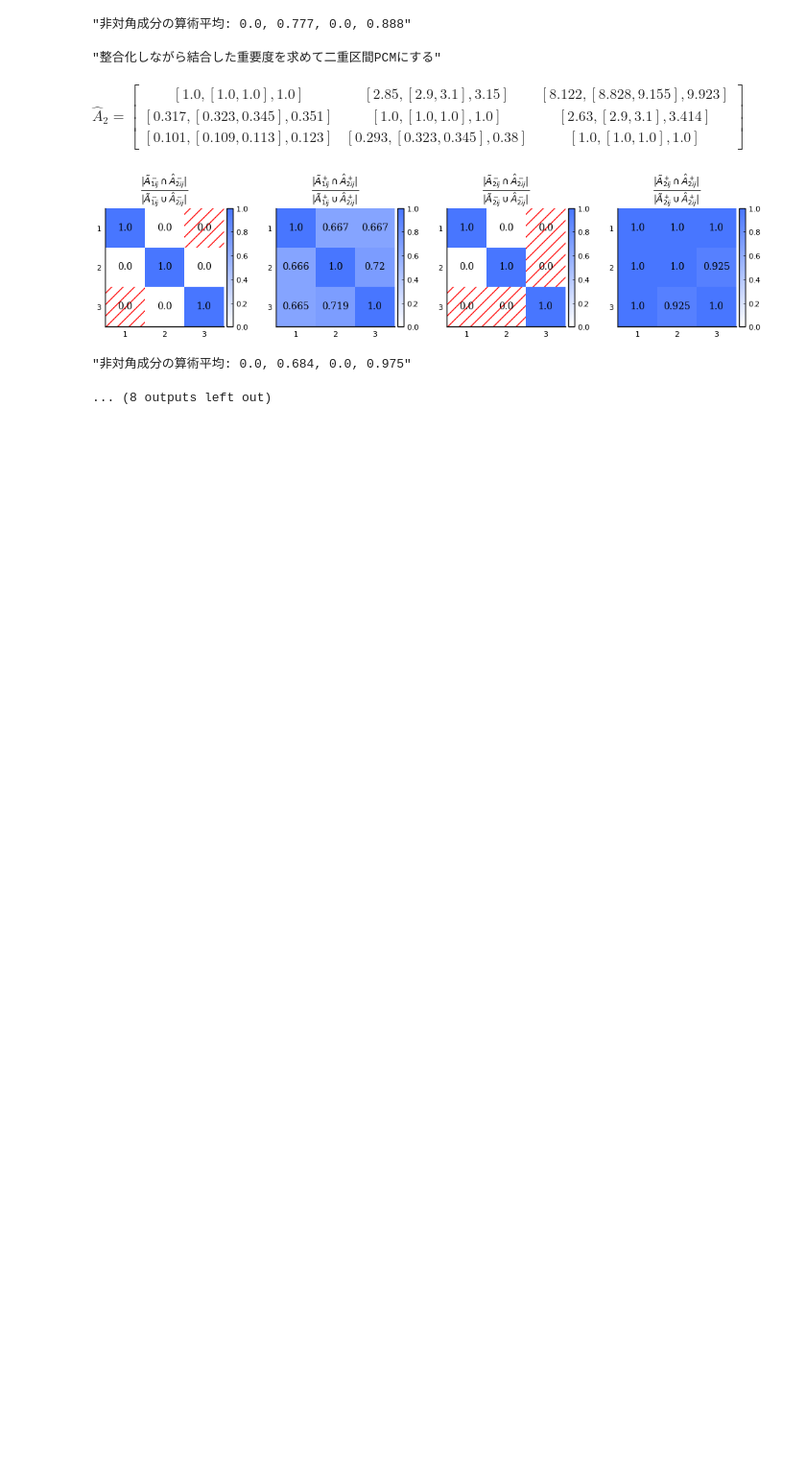
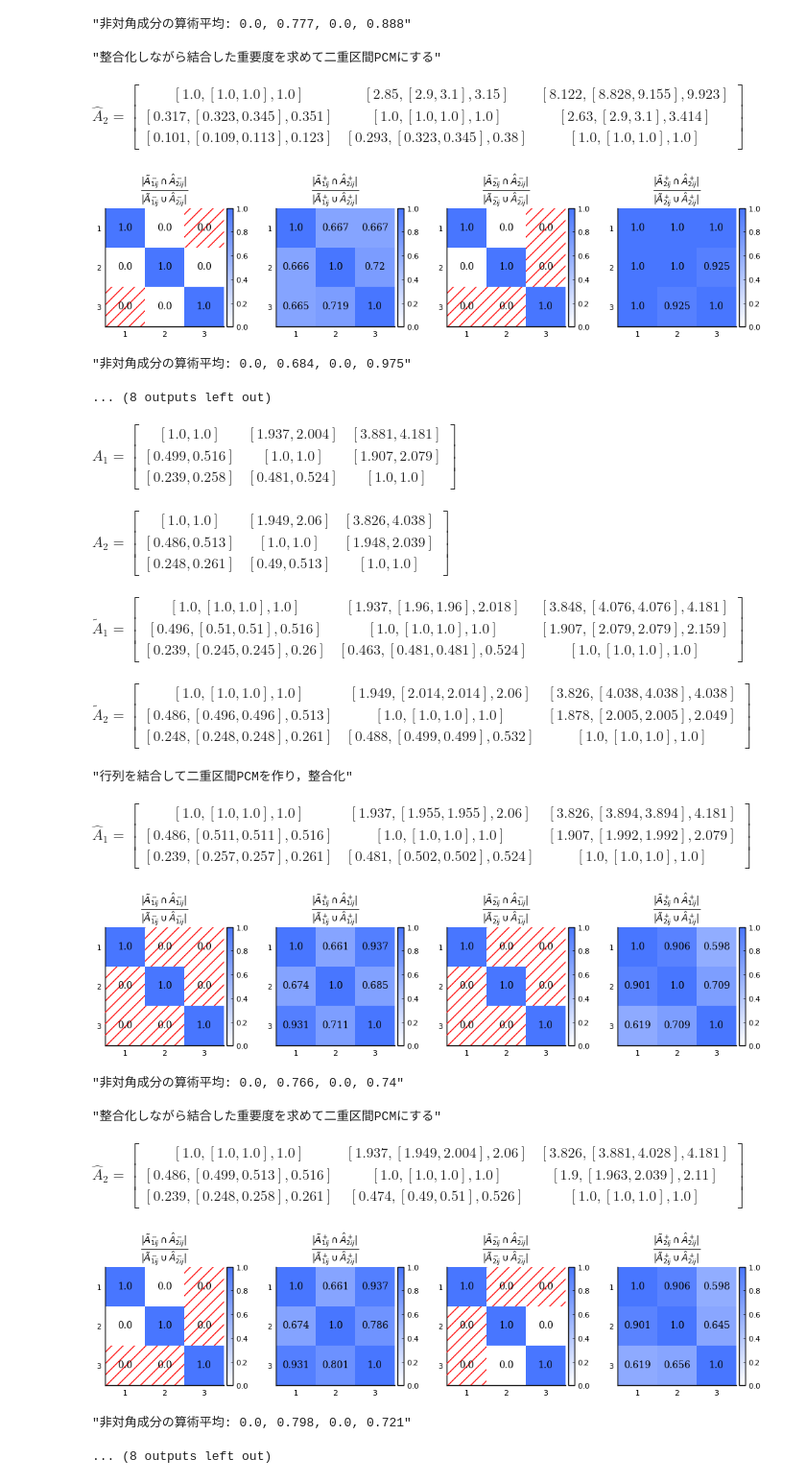
Before and after one commit to Kishikawa1286/illknownpcm, a Jupyter notebook: src/20230117.ipynb, the cells around one changed output. Shown at 96% size. Drawn from its saved outputs; the diff is of its cells as text; code cells hidden in the pictures; blank space fills up the shorter version.

```diff
--- a/src/20230117.ipynb
+++ b/src/20230117.ipynb
@@ -167,3 +167,39 @@ $\hat{A}_{2} = \begin{bmatrix} \left[   1.0, \left[   1.0,   1.0 \right],   1.0
 [figure]
 "非対角成分の算術平均: 0.0, 0.684, 0.0, 0.975"
 ... (8 outputs left out)
+# %%
+A = [
+    1 2 4
+    1/2 1 2
+    1/4 1/2 1
+]
+
+A₁ = randamizedIntervalPCM(A, 234)
+A₂ = randamizedIntervalPCM(A, 123)
+
+display(L"A_1 = %$(intervalMatrixLaTeXString(A₁))")
+display(L"A_2 = %$(intervalMatrixLaTeXString(A₂))")
+
+Ã₁⁻, Ã₁⁺ = generateRevisedMatrix(A₁)
+Ã₂⁻, Ã₂⁺ = generateRevisedMatrix(A₂)
+
+Ã₁ = intervalPCM2TwofoldIntervalPCM(Ã₁⁻, Ã₁⁺)
+display(L"\tilde{A}_1 = %$(twofoldIntervalMatrixLaTeXString(Ã₁))")
+Ã₂ = intervalPCM2TwofoldIntervalPCM(Ã₂⁻, Ã₂⁺)
+display(L"\tilde{A}_2 = %$(twofoldIntervalMatrixLaTeXString(Ã₂))")
+
+plotAll(A₁, A₂)
+# %% [output]
+$A_1 = \begin{bmatrix} \left[ 1.0, 1.0 \right] & \left[ 1.937, 2.004 \right] & \left[ 3.881, 4.181 \right] \\ \left[ 0.499, 0.516 \right] & \left[ 1.0, 1.0 \right] & \left[ 1.907, 2.079 \right] \\ \left[ 0.239, 0.258 \right] & \left[ 0.481, 0.524 \right] & \left[ 1.0, 1.0 \right] \end{bmatrix}$
+$A_2 = \begin{bmatrix} \left[ 1.0, 1.0 \right] & \left[ 1.949, 2.06 \right] & \left[ 3.826, 4.038 \right] \\ \left[ 0.486, 0.513 \right] & \left[ 1.0, 1.0 \right] & \left[ 1.948, 2.039 \right] \\ \left[ 0.248, 0.261 \right] & \left[ 0.49, 0.513 \right] & \left[ 1.0, 1.0 \right] \end{bmatrix}$
+$\tilde{A}_1 = \begin{bmatrix} \left[   1.0, \left[   1.0,   1.0 \right],   1.0 \right] & \left[ 1.937, \left[  1.96,  1.96 \right], 2.018 \right] & \left[ 3.848, \left[ 4.076, 4.076 \right], 4.181 \right] \\ \left[ 0.496, \left[  0.51,  0.51 \right], 0.516 \right] & \left[   1.0, \left[   1.0,   1.0 \right],   1.0 \right] & \left[ 1.907, \left[ 2.079, 2.079 \right], 2.159 \right] \\ \left[ 0.239, \left[ 0.245, 0.245 \right],  0.26 \right] & \left[ 0.463, \left[ 0.481, 0.481 \right], 0.524 \right] & \left[   1.0, \left[   1.0,   1.0 \right],   1.0 \right] \end{bmatrix}$
+$\tilde{A}_2 = \begin{bmatrix} \left[   1.0, \left[   1.0,   1.0 \right],   1.0 \right] & \left[ 1.949, \left[ 2.014, 2.014 \right],  2.06 \right] & \left[ 3.826, \left[ 4.038, 4.038 \right], 4.038 \right] \\ \left[ 0.486, \left[ 0.496, 0.496 \right], 0.513 \right] & \left[   1.0, \left[   1.0,   1.0 \right],   1.0 \right] & \left[ 1.878, \left[ 2.005, 2.005 \right], 2.049 \right] \\ \left[ 0.248, \left[ 0.248, 0.248 \right], 0.261 \right] & \left[ 0.488, \left[ 0.499, 0.499 \right], 0.532 \right] & \left[   1.0, \left[   1.0,   1.0 \right],   1.0 \right] \end{bmatrix}$
+"行列を結合して二重区間PCMを作り，整合化"
+$\hat{A}_{1} = \begin{bmatrix} \left[   1.0, \left[   1.0,   1.0 \right],   1.0 \right] & \left[ 1.937, \left[ 1.955, 1.955 \right],  2.06 \right] & \left[ 3.826, \left[ 3.894, 3.894 \right], 4.181 \right] \\ \left[ 0.486, \left[ 0.511, 0.511 \right], 0.516 \right] & \left[   1.0, \left[   1.0,   1.0 \right],   1.0 \right] & \left[ 1.907, \left[ 1.992, 1.992 \right], 2.079 \right] \\ \left[ 0.239, \left[ 0.257, 0.257 \right], 0.261 \right] & \left[ 0.481, \left[ 0.502, 0.502 \right], 0.524 \right] & \left[   1.0, \left[   1.0,   1.0 \right],   1.0 \right] \end{bmatrix}$
+[figure, added]
+"非対角成分の算術平均: 0.0, 0.766, 0.0, 0.74"
+"整合化しながら結合した重要度を求めて二重区間PCMにする"
+$\hat{A}_{2} = \begin{bmatrix} \left[   1.0, \left[   1.0,   1.0 \right],   1.0 \right] & \left[ 1.937, \left[ 1.949, 2.004 \right],  2.06 \right] & \left[ 3.826, \left[ 3.881, 4.028 \right], 4.181 \right] \\ \left[ 0.486, \left[ 0.499, 0.513 \right], 0.516 \right] & \left[   1.0, \left[   1.0,   1.0 \right],   1.0 \right] & \left[   1.9, \left[ 1.963, 2.039 \right],  2.11 \right] \\ \left[ 0.239, \left[ 0.248, 0.258 \right], 0.261 \right] & \left[ 0.474, \left[  0.49,  0.51 \right], 0.526 \right] & \left[   1.0, \left[   1.0,   1.0 \right],   1.0 \right] \end{bmatrix}$
+[figure, added]
+"非対角成分の算術平均: 0.0, 0.798, 0.0, 0.721"
+... (8 outputs left out)
```
Also changed, not shown: 3 other files.
